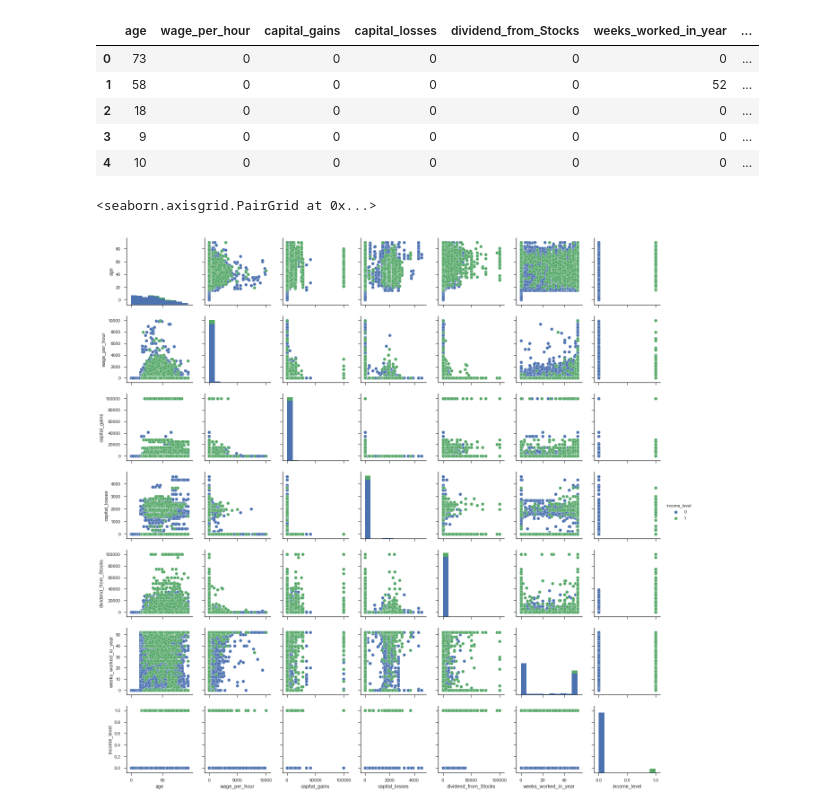
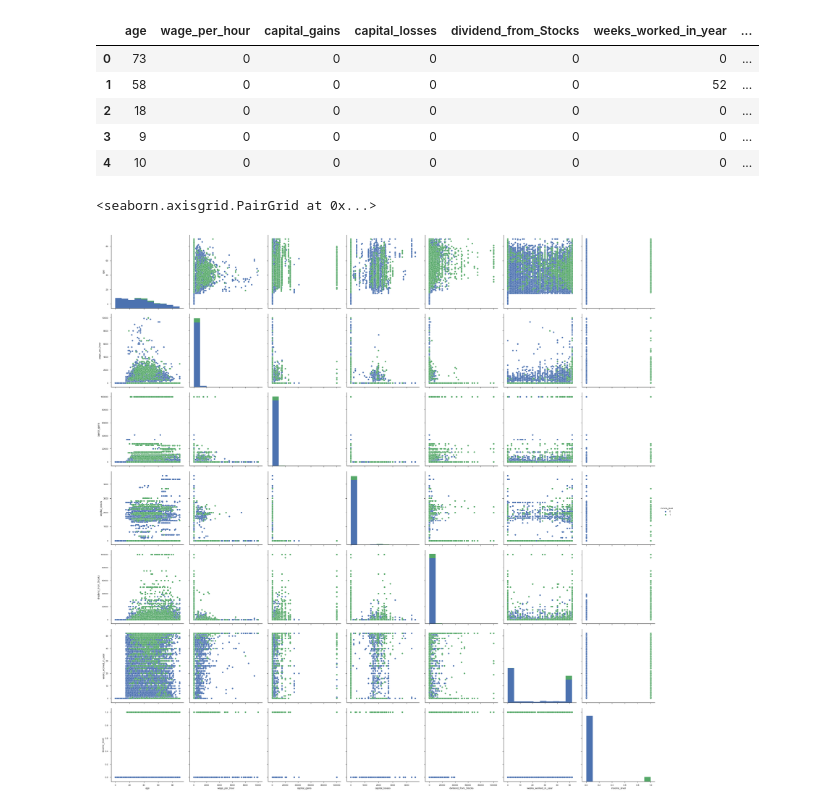
Before and after one commit to jcarpenter12/Imbalanced-Classification, a Jupyter notebook: Untitled1.ipynb, the cells around one changed output. Cells and saved outputs as stored; diff of their text form; code cells hidden in the pictures.

```diff
--- a/Untitled1.ipynb
+++ b/Untitled1.ipynb
@@ -86,7 +86,8 @@ numeric.head()
 # %%
 sns.set(style="ticks")
 
-sns.pairplot(numeric, hue="income_level")
+sns.pairplot(numeric, hue="income_level",size=5,
+                  aspect=1)
 # %% [output]
 <seaborn.axisgrid.PairGrid at 0x...>
-[figure, old version]
+[figure, new version]
```
Also changed, not shown: parts of 4 cells of this notebook, 1 other file.
